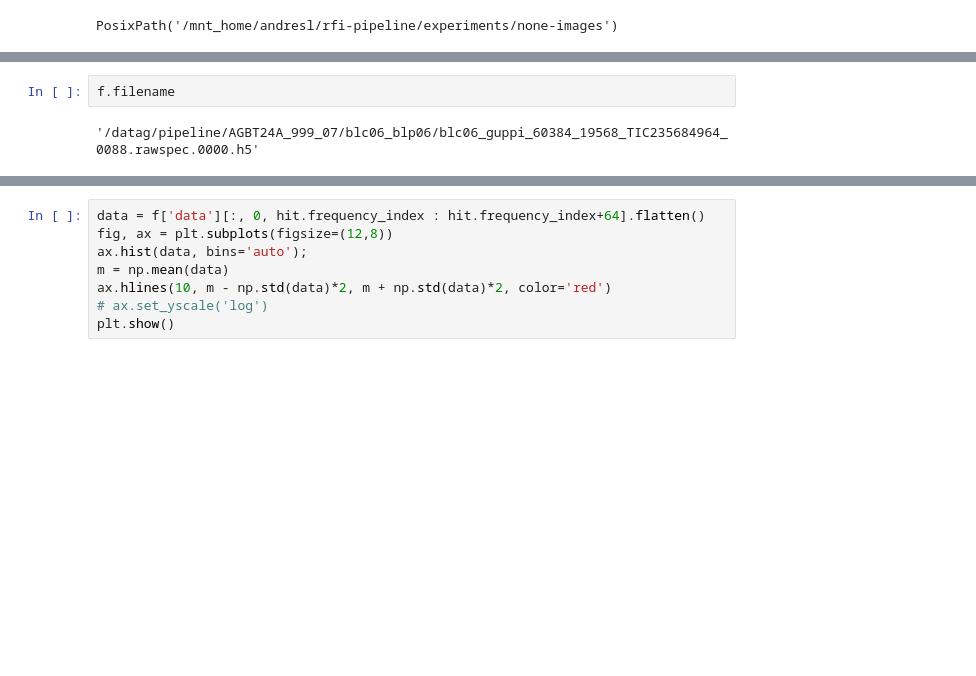
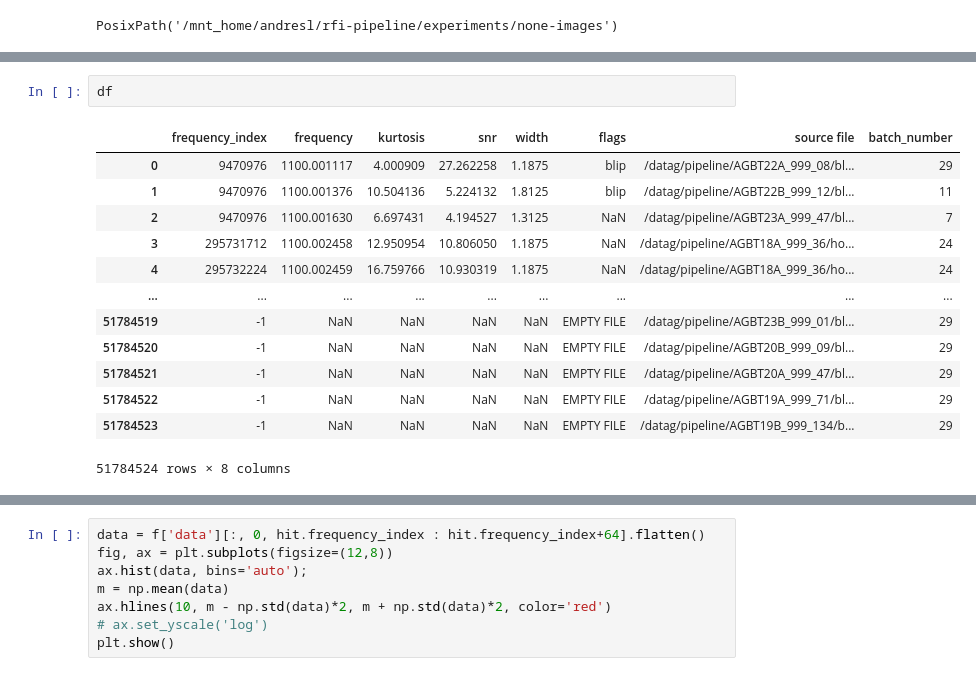
Before and after one commit to andres-luengo/bart, a Jupyter notebook: experiments/inspect_hits.ipynb, the cells around one changed output, grey strips where cells are left out. Saved outputs shown, nothing was run; the diff lists cells and outputs as text; blank space fills up the shorter version.

```diff
--- a/experiments/inspect_hits.ipynb
+++ b/experiments/inspect_hits.ipynb
@@ -155,7 +147,19 @@ def zap_dc(block, l_idx):
 
     block[..., spike_idx] = (block[..., spike_idx-1] + block[..., spike_idx+1])/2
 # %%
-f.filename
+df
 # %% [output]
+|  | frequency_index | frequency | kurtosis | snr | width | flags | source file | batch_number |
+| 0 | 9470976 | 1100.001117 | 4.000909 | 27.262258 | 1.1875 | blip | /datag/pipeline/AGBT22A_999_08/bl... | 29 |
+| 1 | 9470976 | 1100.001376 | 10.504136 | 5.224132 | 1.8125 | blip | /datag/pipeline/AGBT22B_999_12/bl... | 11 |
+| 2 | 9470976 | 1100.001630 | 6.697431 | 4.194527 | 1.3125 | NaN | /datag/pipeline/AGBT23A_999_47/bl... | 7 |
+| 3 | 295731712 | 1100.002458 | 12.950954 | 10.806050 | 1.1875 | NaN | /datag/pipeline/AGBT18A_999_36/ho... | 24 |
+| 4 | 295732224 | 1100.002459 | 16.759766 | 10.930319 | 1.1875 | NaN | /datag/pipeline/AGBT18A_999_36/ho... | 24 |
+| ... | ... | ... | ... | ... | ... | ... | ... | ... |
+| 51784519 | -1 | NaN | NaN | NaN | NaN | EMPTY FILE | /datag/pipeline/AGBT23B_999_01/bl... | 29 |
+| 51784520 | -1 | NaN | NaN | NaN | NaN | EMPTY FILE | /datag/pipeline/AGBT20B_999_09/bl... | 29 |
+| 51784521 | -1 | NaN | NaN | NaN | NaN | EMPTY FILE | /datag/pipeline/AGBT20A_999_47/bl... | 29 |
+| 51784522 | -1 | NaN | NaN | NaN | NaN | EMPTY FILE | /datag/pipeline/AGBT19A_999_71/bl... | 29 |
+| 51784523 | -1 | NaN | NaN | NaN | NaN | EMPTY FILE | /datag/pipeline/AGBT19B_999_134/b... | 29 |
-'/datag/pipeline/AGBT24A_999_07/blc06_blp06/blc06_guppi_60384_19568_TIC235684964_0088.rawspec.0000.h5'
+51784524 rows × 8 columns
 # %%
```
Also changed, not shown: parts of 9 cells of this notebook.
